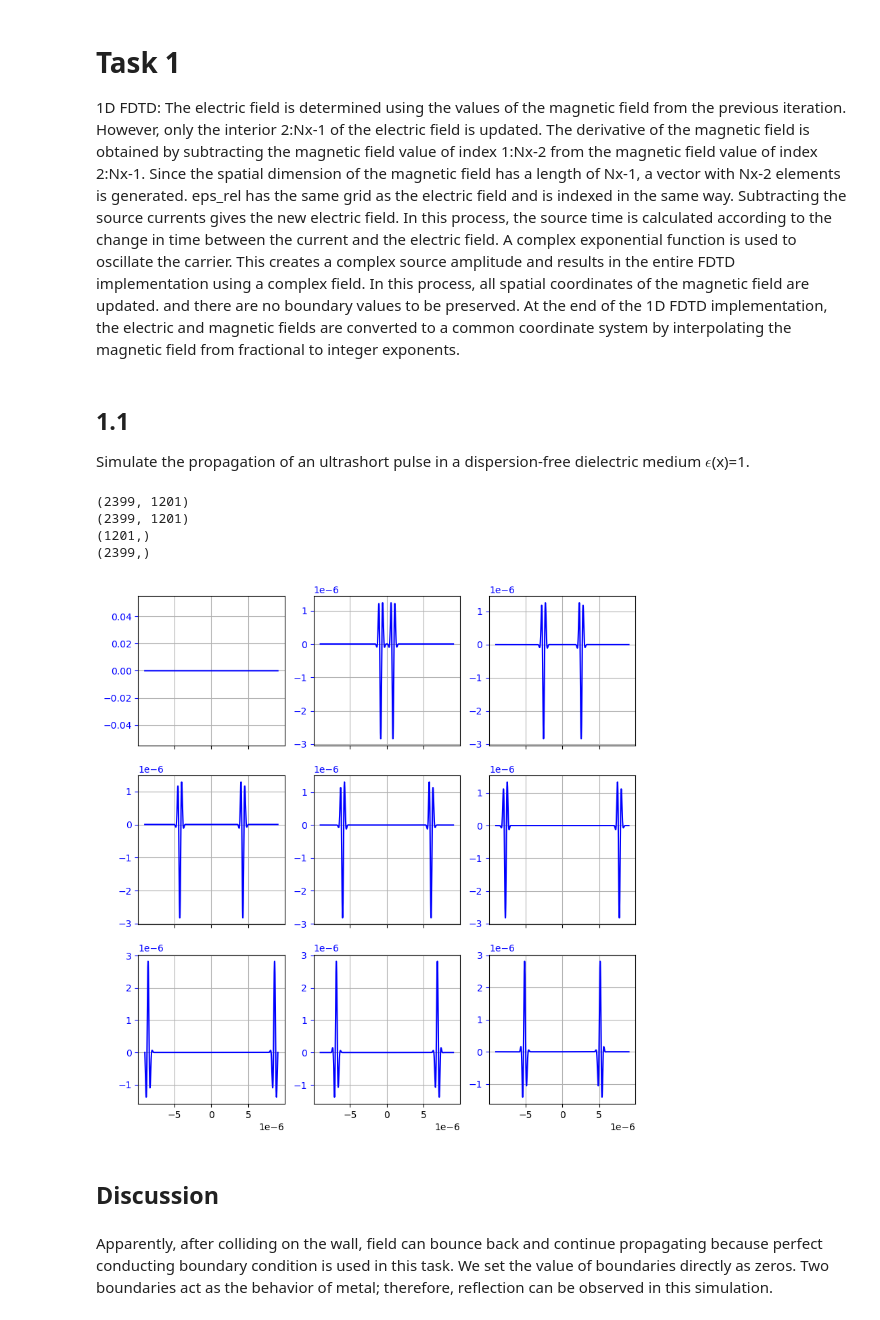
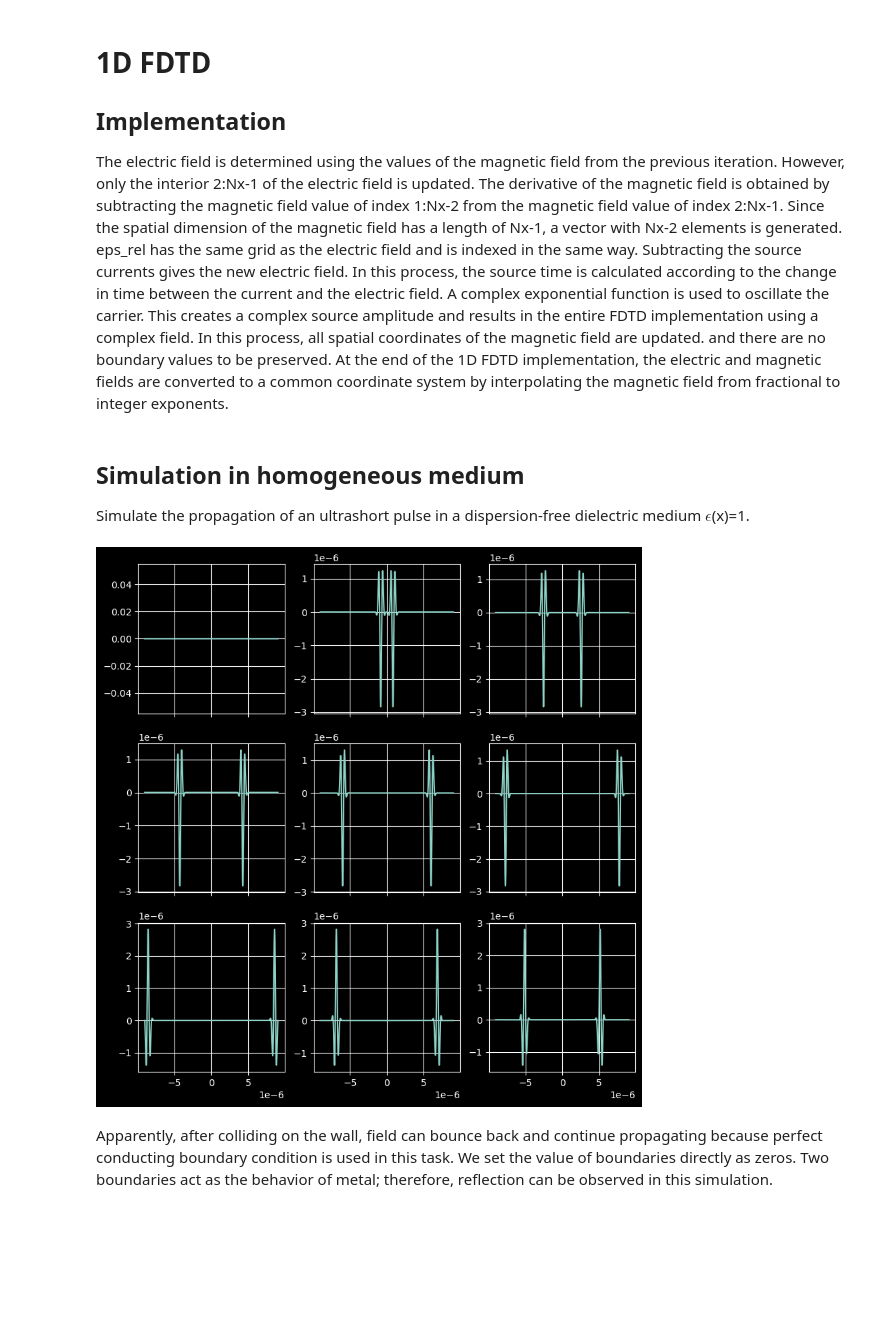
Before and after one commit to jianyangwu1996/CPho, a Jupyter notebook: homework3/Homework_3_report_group_3.ipynb, the cells around one changed output. Cells and saved outputs as stored; diff of their text form; code cells hidden in the pictures; blank space fills up the shorter version.

```diff
--- a/homework3/Homework_3_report_group_3.ipynb
+++ b/homework3/Homework_3_report_group_3.ipynb
@@ -102,8 +17,13 @@ def fdtd_1d(eps_rel, dx, time_span, source_frequency, source_position,
+# %%
+background_dark = True
+if background_dark:
+    plt.style.use('dark_background')
 # %% [markdown]
-# Task 1
-1D FDTD: The electric field is determined using the values of the magnetic field from the previous iteration. However, only the interior 2:Nx-1 of the electric field is updated. The derivative of the magnetic field is obtained by subtracting the magnetic field value of index 1:Nx-2 from the magnetic field value of index 2:Nx-1. Since the spatial dimension of the magnetic field has a length of Nx-1, a vector with Nx-2 elements is generated. eps_rel has the same grid as the electric field and is indexed in the same way. Subtracting the source currents gives the new electric field. In this process, the source time is calculated according to the change in time between the current and the electric field. A complex exponential function is used to oscillate the carrier. This creates a complex source amplitude and results in the entire FDTD implementation using a complex field. In this process, all spatial coordinates of the magnetic field are updated. and there are no boundary values to be preserved. At the end of the 1D FDTD implementation, the electric and magnetic fields are converted to a common coordinate system by interpolating the magnetic field from fractional to integer exponents.
+# 1D FDTD
+## Implementation
+The electric field is determined using the values of the magnetic field from the previous iteration. However, only the interior 2:Nx-1 of the electric field is updated. The derivative of the magnetic field is obtained by subtracting the magnetic field value of index 1:Nx-2 from the magnetic field value of index 2:Nx-1. Since the spatial dimension of the magnetic field has a length of Nx-1, a vector with Nx-2 elements is generated. eps_rel has the same grid as the electric field and is indexed in the same way. Subtracting the source currents gives the new electric field. In this process, the source time is calculated according to the change in time between the current and the electric field. A complex exponential function is used to oscillate the carrier. This creates a complex source amplitude and results in the entire FDTD implementation using a complex field. In this process, all spatial coordinates of the magnetic field are updated. and there are no boundary values to be preserved. At the end of the 1D FDTD implementation, the electric and magnetic fields are converted to a common coordinate system by interpolating the magnetic field from fractional to integer exponents.
 # %% [markdown]
-## 1.1
+## Simulation in homogeneous medium
 Simulate the propagation of an ultrashort pulse in a dispersion-free dielectric medium $\epsilon$(x)=1.
 # %%
 # constants
@@ -133,29 +53,18 @@ source_pulse_length = 1e-15 # [s]
 
 eps_rel=np.ones((Nx,))
 Ez, Hy, x, t=fdtd_1d(eps_rel, dx, time_span, source_frequency, source_position, source_pulse_length)
-print(Ez.shape)
-print(Hy.shape)
-print(x.shape)
-print(t.shape)
-# %% [output]
-(2399, 1201)
-(2399, 1201)
-(1201,)
-(2399,)
 # %%
 # %% create representative figures of the results %%%%%%%%%%%%%%%%%%%%%%%%%%%%%
 
 fig, ax = plt.subplots(3,3,sharex= True, figsize=(10,10))
 ax = ax.flat
 
 for i in range(9):
-    ax[i].plot(x, Ez[230*i, :] ,'b-', label='E in [a.u.]')
+    ax[i].plot(x, Ez[230*i, :].real, label='E in [a.u.]')
     ax[i].grid()
-    ax[i].tick_params('y', colors='b') # style of line
+    ax[i].tick_params('y') # style of line
 # %% [output]
-[figure, old version]
+[figure, new version]
-# %% [markdown]
-## Discussion
 # %% [markdown]
 Apparently, after colliding on the wall, field can bounce back and continue propagating because perfect conducting boundary condition is used in this task. We set the value of boundaries directly as zeros. Two boundaries act as the behavior of metal; therefore, reflection can be observed in this simulation.
 # %% [markdown]
```
Also changed, not shown: parts of 44 cells of this notebook, 3 other files.
